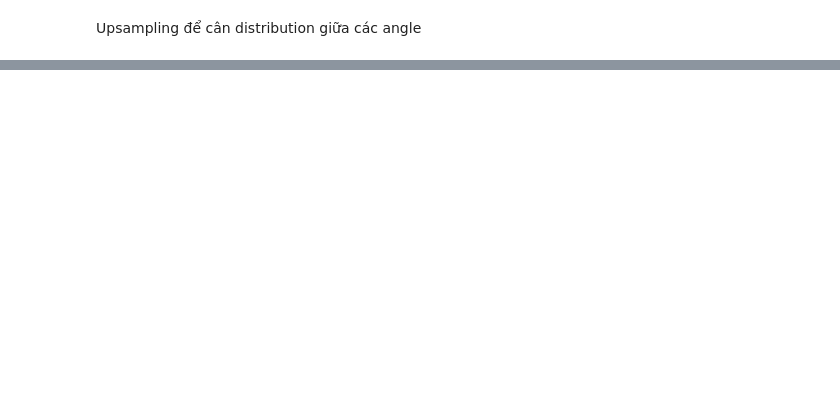
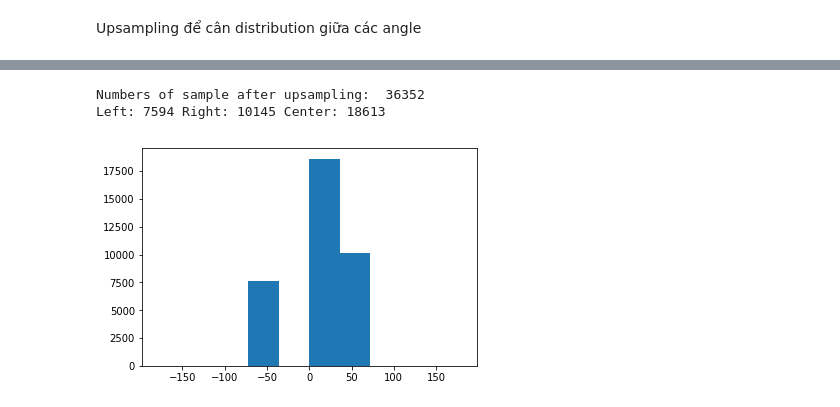
Before and after one commit to hit-haui/model_notTrashCar, a Jupyter notebook: data_normalize.ipynb, the cells around one changed output, grey strips where cells are left out. Saved outputs shown, nothing was run; the diff lists cells and outputs as text; code cells hidden in the pictures; blank space fills up the shorter version.

```diff
--- a/data_normalize.ipynb
+++ b/data_normalize.ipynb
@@ -217,5 +263,5 @@ def augment_duplicate_upsampling(dataset, src_amount, dst_amount, angle_range):
 # %%
-def augment_flip_image(dataset, src_amount, dst_amount, angle_range):
+def augment_flip_image(dataset, src_amount, dst_amount):
     new_sample_list = []
     if dst_amount/src_amount < 2:
         percent_need_upsample = int(((dst_amount-src_amount)/2)/src_amount * 100)
@@ -224,7 +270,7 @@ def augment_flip_image(dataset, src_amount, dst_amount, angle_range):
         percent_need_upsample = 101
         multiplier = (dst_amount // src_amount) - 1
     for index, each_sample in tqdm(enumerate(dataset), total=len(dataset)):
-        if each_sample['angle'] >= angle_range[0] and each_sample['angle'] <= angle_range[1] and random.randint(0, 100) <= percent_need_upsample:
+        if each_sample['angle'] < 0 and random.randint(0, 100) <= percent_need_upsample:
             for output_index in range(multiplier):
                 old_rgb_path = each_sample['rgb_img_path']
                 org_rgb_img = cv2.imread(old_rgb_path)
@@ -246,6 +292,13 @@ def augment_flip_image(dataset, src_amount, dst_amount, angle_range):
                 new_sample_list.append(new_sample)
     final_data = new_sample_list + dataset
     print("Numbers of sample after upsampling: ", len(final_data))
-    calculate_angle_amount()
     return final_data
+# %%
+labels_file = augment_flip_image(labels_file, right, left)
+calculate_angle_amount()
+show_distribution(labels_file, 'angle')
+# %% [output]
+Numbers of sample after upsampling:  36352
+Left: 7594 Right: 10145 Center: 18613
+[figure, added]
 # %%
```
Also changed, not shown: parts of 22 cells of this notebook, 4 other files.
